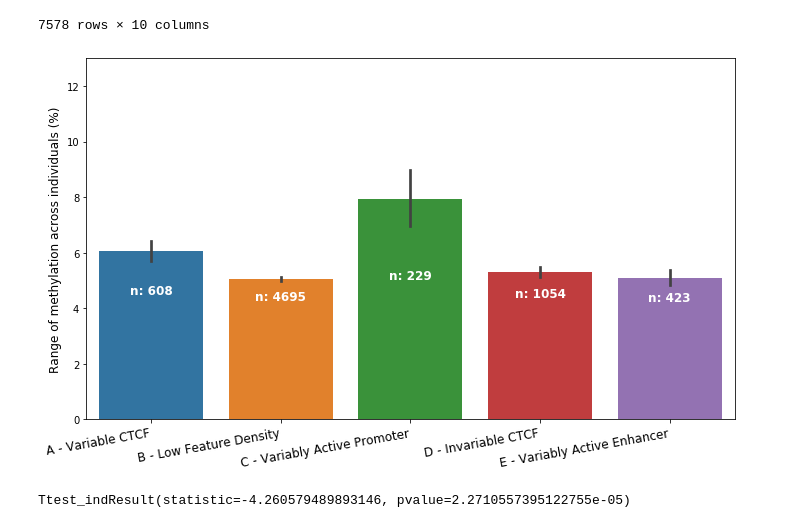
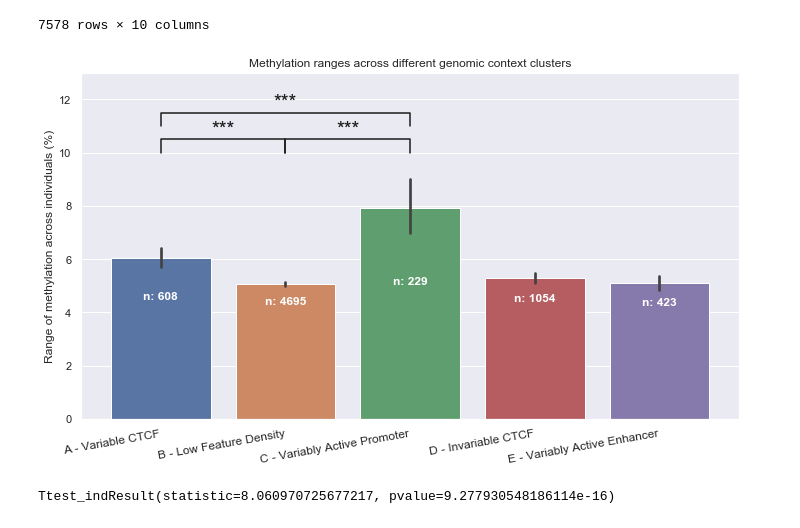
Before and after one commit to ooakley/VMIAP, a Jupyter notebook: nb_clustering_plots.ipynb, the cells around one changed output. Drawn from its saved outputs; the diff is of its cells as text; code cells hidden in the pictures.

```diff
--- a/nb_clustering_plots.ipynb
+++ b/nb_clustering_plots.ipynb
@@ -13,4 +13,5 @@ import pybedtools.featurefuncs as featurefuncs
 import umap
 import numpy as np
 from sklearn.preprocessing import maxabs_scale
+sns.set()
 # %%
@@ -169,3 +252,21 @@ E                    Untested            463
                      Tissue-specific       2
                      True ME               1
 Name: val_result, dtype: int64
+# %%
+# Setting plot options:
+matplotlib.rcParams['figure.figsize'] = [10, 6]
+sns.set()
+
+# Plotting figures:
+ax = sns.countplot(x="cluster_assignments", data=sorted_total_df, order=hue_order)
+ax.set(xticklabels=["A - Variable CTCF", "B - Low Feature Density",
+                    "C - Variably Active Promoter", "D - Invariable CTCF",
+                    "E - Variably Active Enhancer"])
+ax.set_xticklabels(ax.get_xticklabels(), rotation=20, fontsize=12, horizontalalignment='right')
+ax.set_xlabel("", fontsize=12)
+ax.set_ylabel(ax.get_ylabel(), fontsize=12)
+plt.tight_layout()
+
+# Saving figure:
+plt.savefig("plots/kcluster_countplot.png", dpi=200)
+plt.savefig("plots/kcluster_countplot.pdf")
@@ -308,44 +452,65 @@ sorted_total_df["mean_range"] = methylation_df["mean2"] * 100
 
 label_order = ["A", "B", "C", "D", "E"]
 # %%
+# Setting plot options:
 matplotlib.rcParams['figure.figsize'] = [10, 6]
+
+# Plotting figure:
 ax = sns.barplot(x="cluster_assignments", y="t_range",
                  order=label_order, data=sorted_total_df)
-
 ax.set(xticklabels=["A - Variable CTCF", "B - Low Feature Density",
                     "C - Variably Active Promoter", "D - Invariable CTCF",
                     "E - Variably Active Enhancer"])
 ax.set_xticklabels(ax.get_xticklabels(), rotation=10, fontsize=12, horizontalalignment='right')
 ax.set_xlabel("", fontsize=12)
 ax.set_ylabel("Range of methylation across individuals (%)", fontsize=12)
+ax.set(ylim=(0, 13))
+ax.set_title("Methylation ranges across different genomic context clusters")
 
+# Adding number of observations:
 medians = sorted_total_df.groupby(['cluster_assignments'])['t_range'].median().values
 nobs = sorted_total_df.groupby(['cluster_assignments'])['t_range'].agg(['count'])
 nobs = ["n: " + str(i) for s in nobs.values for i in s]
 
 pos = range(len(nobs))
 for tick,label in zip(pos,ax.get_xticklabels()):
     ax.text(pos[tick], medians[tick] - 0.3, nobs[tick],
             horizontalalignment='center', size='x-small',
             color='w', weight='semibold',
             fontsize=12)
 
+# Statistical annotation 1:
+x1, x2 = 0, 1
+y, h, col = 10, 0.5, 'k'
+plt.plot([x1, x1, x2, x2], [y, y+h, y+h, y], lw=1.5, c=col)
+plt.text((x1+x2)*.5, y+h, "***", ha='center', va='bottom', color=col, fontsize=20)
+
+# Statistical annotation 2:
+x1, x2 = 1, 2
+y, h, col = 10, 0.5, 'k'
+plt.plot([x1, x1, x2, x2], [y, y+h, y+h, y], lw=1.5, c=col)
+plt.text((x1+x2)*.5, y+h, "***", ha='center', va='bottom', color=col, fontsize=20)
+
+# Statistical annotation 3:
+x1, x2 = 0, 2
+y, h, col = 11, 0.5, 'k'
+plt.plot([x1, x1, x2, x2], [y, y+h, y+h, y], lw=1.5, c=col)
+plt.text((x1+x2)*.5, y+h, "***", ha='center', va='bottom', color=col, fontsize=20)
+
+# Saving figure:
 plt.tight_layout()
-
-ax.set(ylim=(0, 13))
-
 plt.savefig("plots/blueprint_barplot.png", dpi=200)
 plt.savefig("plots/blueprint_barplot.pdf")
 # %% [output]
-[figure, old version]
+[figure, new version]
 # %%
 import scipy.stats as stats
 # p-value for 3 comparisons 0.166
 stats.ttest_ind(sorted_total_df['t_range'][sorted_total_df['cluster_assignments'] == 'A'],
-                sorted_total_df['t_range'][sorted_total_df['cluster_assignments'] == 'C'],
+                sorted_total_df['t_range'][sorted_total_df['cluster_assignments'] == 'B'],
                 nan_policy='omit')
 # %% [output]
-Ttest_indResult(statistic=-4.260579489893146, pvalue=2.2710557395122755e-05)
+Ttest_indResult(statistic=8.060970725677217, pvalue=9.277930548186114e-16)
 # %%
 val_df["t_range"] = methylation_df["T.range2"].copy()
 sort_val_df = val_df[val_df["t_range"].notnull()].copy()
```
Also changed, not shown: parts of 21 cells of this notebook, 35 other files.
